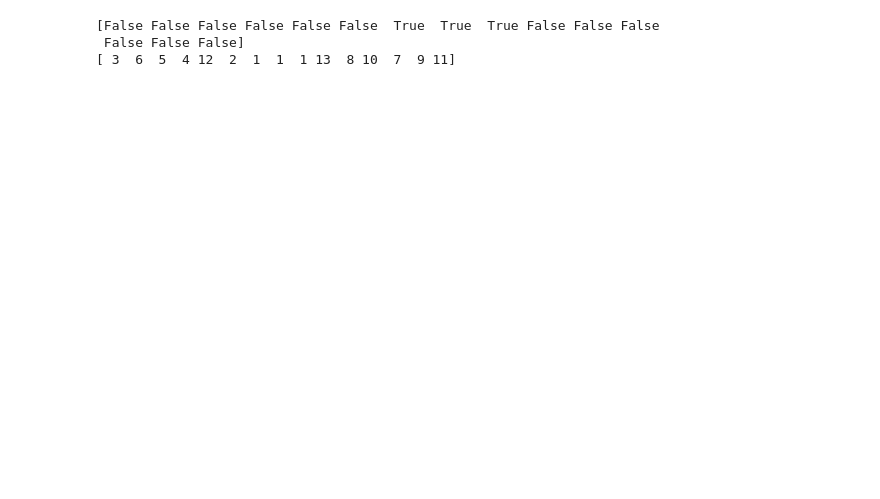
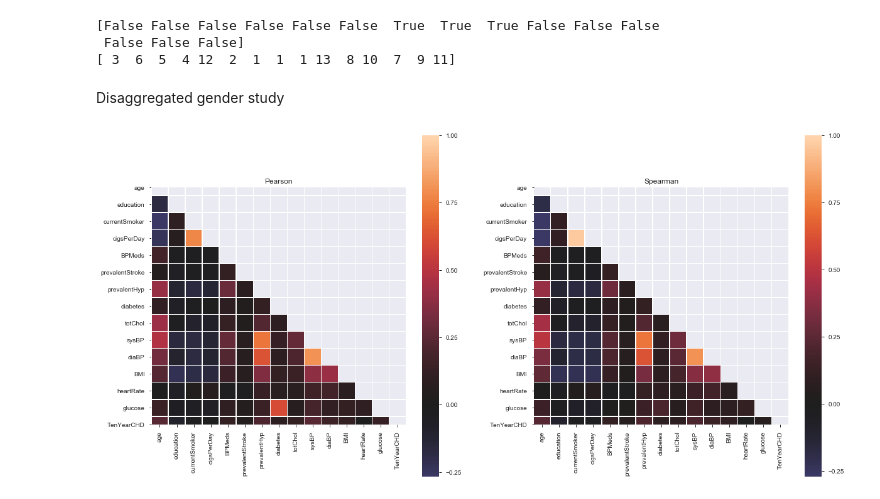
Before and after one commit to tanyani/ds-cheatsheets, a Jupyter notebook: Regressions.ipynb, the cells around one changed output. Saved outputs shown, nothing was run; the diff lists cells and outputs as text; code cells hidden in the pictures; blank space fills up the shorter version.

```diff
--- a/Regressions.ipynb
+++ b/Regressions.ipynb
@@ -88,23 +88,26 @@ Multi Colinearity check: Taking a closer look at the correlation plot. As a rule
 * cigsPerDay is highly correlated with currentSmoker
 * sysBP is highly correlated with diaBP
 # %%
-corr_pearson = df.corr()
-corr_spearman = df.corr(method='spearman')
-# Generate a mask for the upper right triangle of the square - one half is enough to convey the correlation
-## between the predictors
-mask = np.zeros_like(corr, dtype=np.bool)
-mask[np.triu_indices_from(mask)] = True
+def plotCorr(df):
+    corr_pearson = df.corr()
+    corr_spearman = df.corr(method='spearman')
+    # Generate a mask for the upper right triangle of the square - one half is enough to convey the correlation
+    ## between the predictors
+    mask = np.zeros_like(corr_pearson, dtype=np.bool)
+    mask[np.triu_indices_from(mask)] = True
 
-# Generate the correlation plot
-fig = plt.figure(figsize=(20, 10))
-ax = fig.add_subplot(1, 2, 1)
-ax.set_title('Pearson')
-sns.heatmap(corr_pearson, mask=mask, center=0, square=True, linewidths=.5, ax=ax)
-ax = fig.add_subplot(1, 2, 2)
-ax.set_title('Spearman')
-sns.heatmap(corr_spearman, mask=mask, center=0, square=True, linewidths=.5, ax=ax)
+    # Generate the correlation plot
+    fig = plt.figure(figsize=(20, 10))
+    ax = fig.add_subplot(1, 2, 1)
+    ax.set_title('Pearson')
+    sns.heatmap(corr_pearson, mask=mask, center=0, square=True, linewidths=.5, ax=ax)
+    ax = fig.add_subplot(1, 2, 2)
+    ax.set_title('Spearman')
+    sns.heatmap(corr_spearman, mask=mask, center=0, square=True, linewidths=.5, ax=ax)
 
-plt.show()
+    plt.show()
+
+plotCorr(df)
 # %% [output]
 [figure]
 # %%
@@ -341,3 +372,12 @@ print(rfe.ranking_)
 [False False False False False False  True  True  True False False False
  False False False]
 [ 3  6  5  4 12  2  1  1  1 13  8 10  7  9 11]
+# %% [markdown]
+Disaggregated gender study
+# %%
+df_f = df[df.male==0].copy().dropna().drop('male', axis=1).reset_index(drop=True)
+df_m = df[df.male==1].copy().dropna().drop('male', axis=1).reset_index(drop=True)
+# %%
+plotCorr(df_f)
+# %% [output]
+[figure, added]
```
Also changed, not shown: parts of 8 cells of this notebook.
